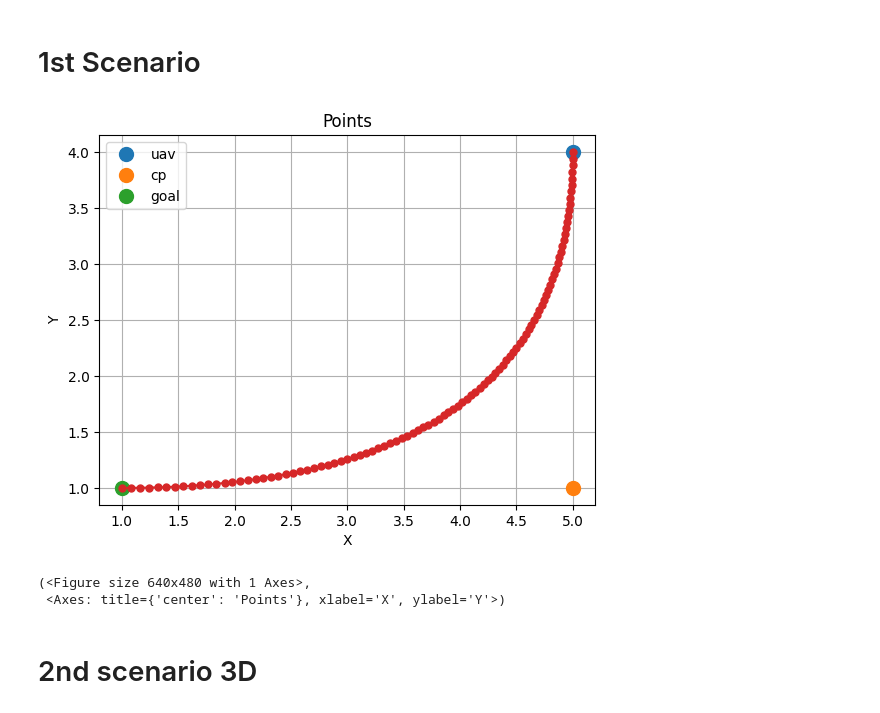
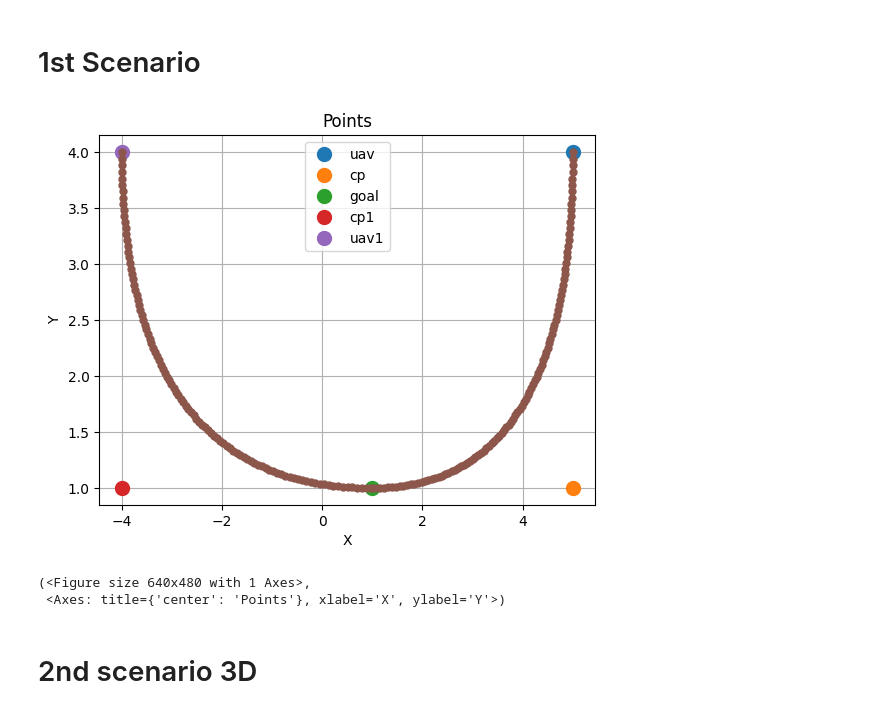
Before and after one commit to fzoric8/ros_utils, a Jupyter notebook: play/BezierLitterPickup.ipynb, the cells around one changed output. Cells and saved outputs as stored; diff of their text form; code cells hidden in the pictures.

Commit message:
Added Bezier Curves for the litter pick up

```diff
--- a/play/BezierLitterPickup.ipynb
+++ b/play/BezierLitterPickup.ipynb
@@ -145,13 +145,19 @@ def create_quadratic_bezier_curve(p0, p1, p2, start_t=0, end_t=1, dt=0.01):
 # %%
 pts_ = {"uav": (5, 4),
         "cp": (5, 1),
-       "goal": (1, 1)}
+       "goal": (1, 1),
+        "cp1": (-4, 1),
+        "uav1": (-4, 4)}
 
 fig0, ax0 = plot_points(pts_)
-Bquad = create_quadratic_bezier_curve( pts_["uav"], pts_["cp"], pts_["goal"])
-plot_curve(Bquad, fig0, ax0)
+Bquad1 = create_quadratic_bezier_curve( pts_["uav"], pts_["cp"], pts_["goal"])
+Bquad2 = create_quadratic_bezier_curve( pts_["goal"], pts_["cp1"], pts_["uav1"])
+
+Bquad_complete = np.vstack((Bquad1, Bquad2))
+plot_curve(Bquad_complete, fig0, ax0)
+#plot_curve(Bquad2, fig0, ax0)
 # %% [output]
-[figure, old version]
+[figure, new version]
 (<Figure size 640x480 with 1 Axes>,
  <Axes: title={'center': 'Points'}, xlabel='X', ylabel='Y'>)
 # %% [markdown]
```
Also changed, not shown: parts of 3 cells of this notebook, 1 other file.
